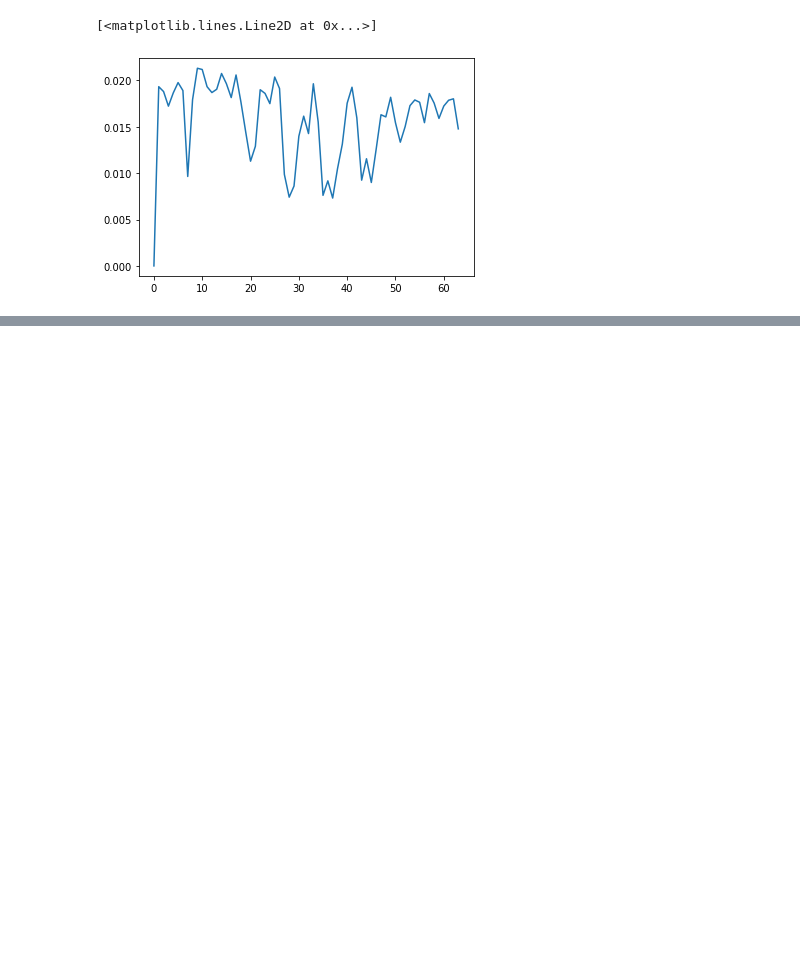
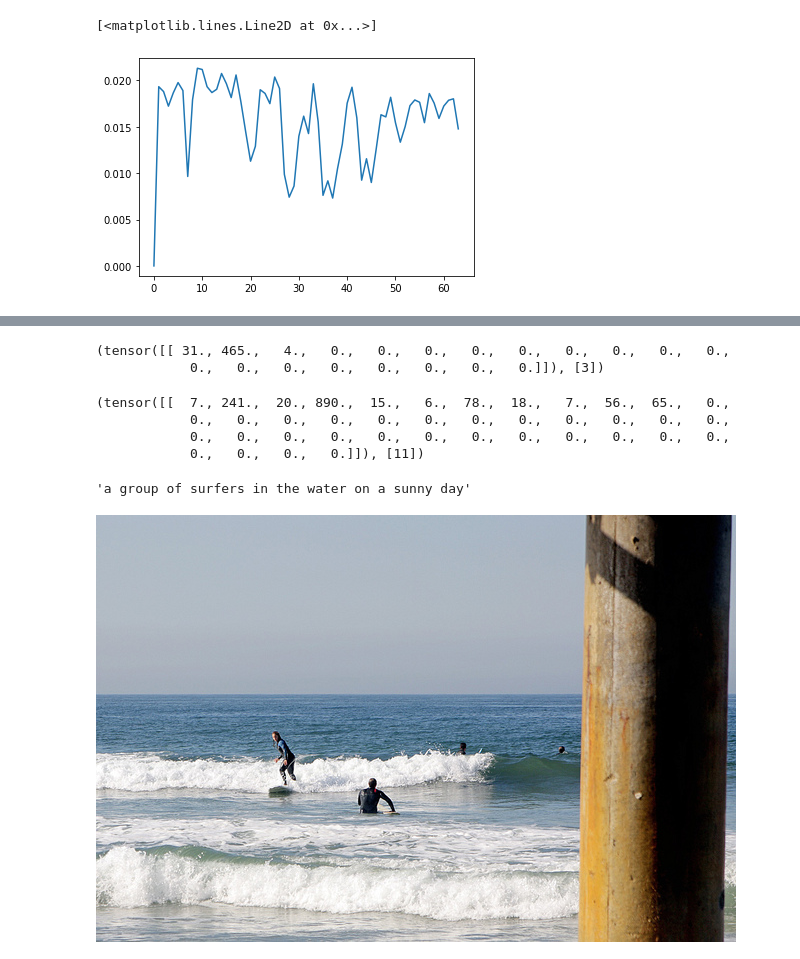
Before and after one commit to sashank06/visdialciss, a Jupyter notebook: visdial-challenge-starter-pytorch/check-attention-weights.ipynb, the cells around one changed output, grey strips where cells are left out. Drawn from its saved outputs; the diff is of its cells as text; code cells hidden in the pictures; blank space fills up the shorter version.

```diff
--- a/visdial-challenge-starter-pytorch/check-attention-weights.ipynb
+++ b/visdial-challenge-starter-pytorch/check-attention-weights.ipynb
@@ -223,0 +824,20 @@ plt.plot(attention[11])
+# %%
+val_dataset._pad_sequences(p['all_questions_ids'])
+# %% [output]
+(tensor([[ 31., 465.,   4.,   0.,   0.,   0.,   0.,   0.,   0.,   0.,   0.,   0.,
+            0.,   0.,   0.,   0.,   0.,   0.,   0.,   0.]]), [3])
+# %%
+val_dataset._get_history(a, b, c)
+# %% [output]
+(tensor([[  7., 241.,  20., 890.,  15.,   6.,  78.,  18.,   7.,  56.,  65.,   0.,
+            0.,   0.,   0.,   0.,   0.,   0.,   0.,   0.,   0.,   0.,   0.,   0.,
+            0.,   0.,   0.,   0.,   0.,   0.,   0.,   0.,   0.,   0.,   0.,   0.,
+            0.,   0.,   0.,   0.]]), [11])
+# %%
+captions[img_ids.index(18472.0)]
+# %% [output]
+'a group of surfers in the water on a sunny day'
+# %%
+get_image(18472.0)
+# %% [output]
+[figure, added]
```
Also changed, not shown: parts of 98 cells of this notebook, 1 other file.
